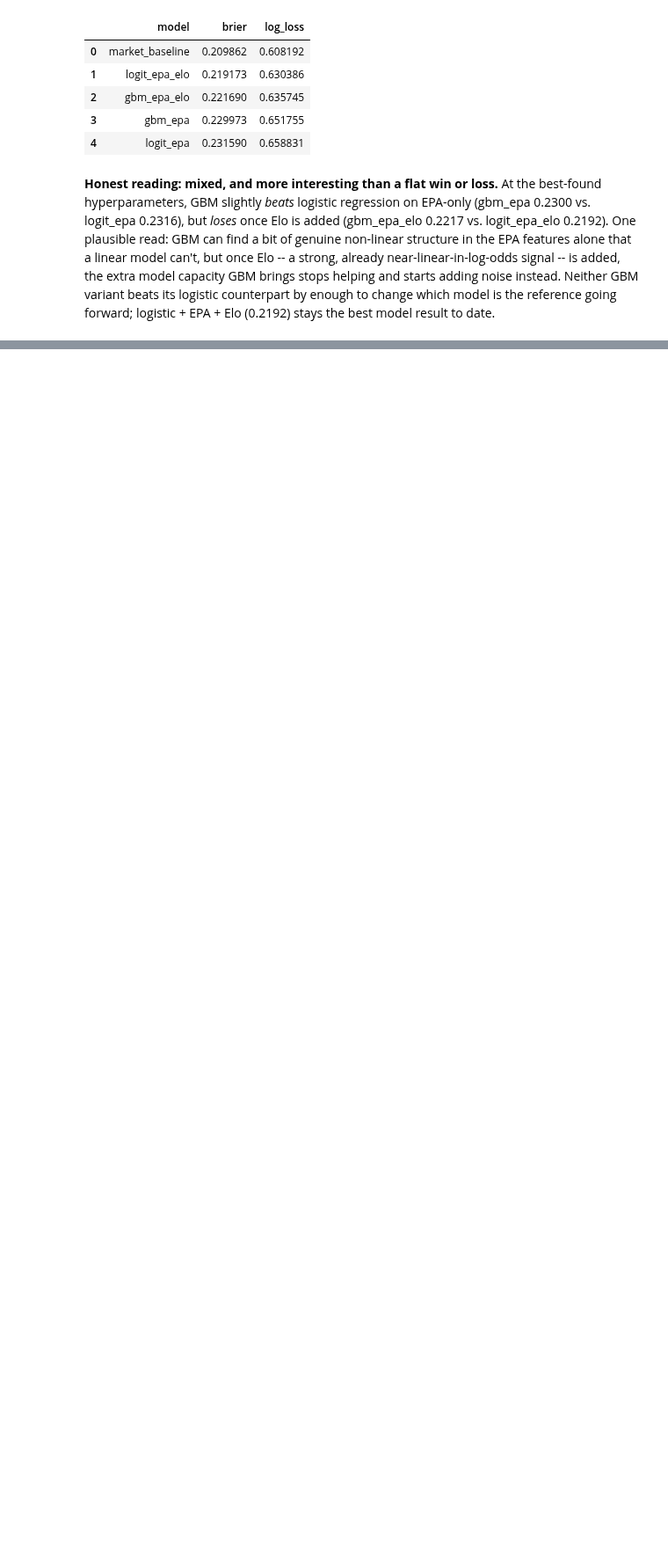
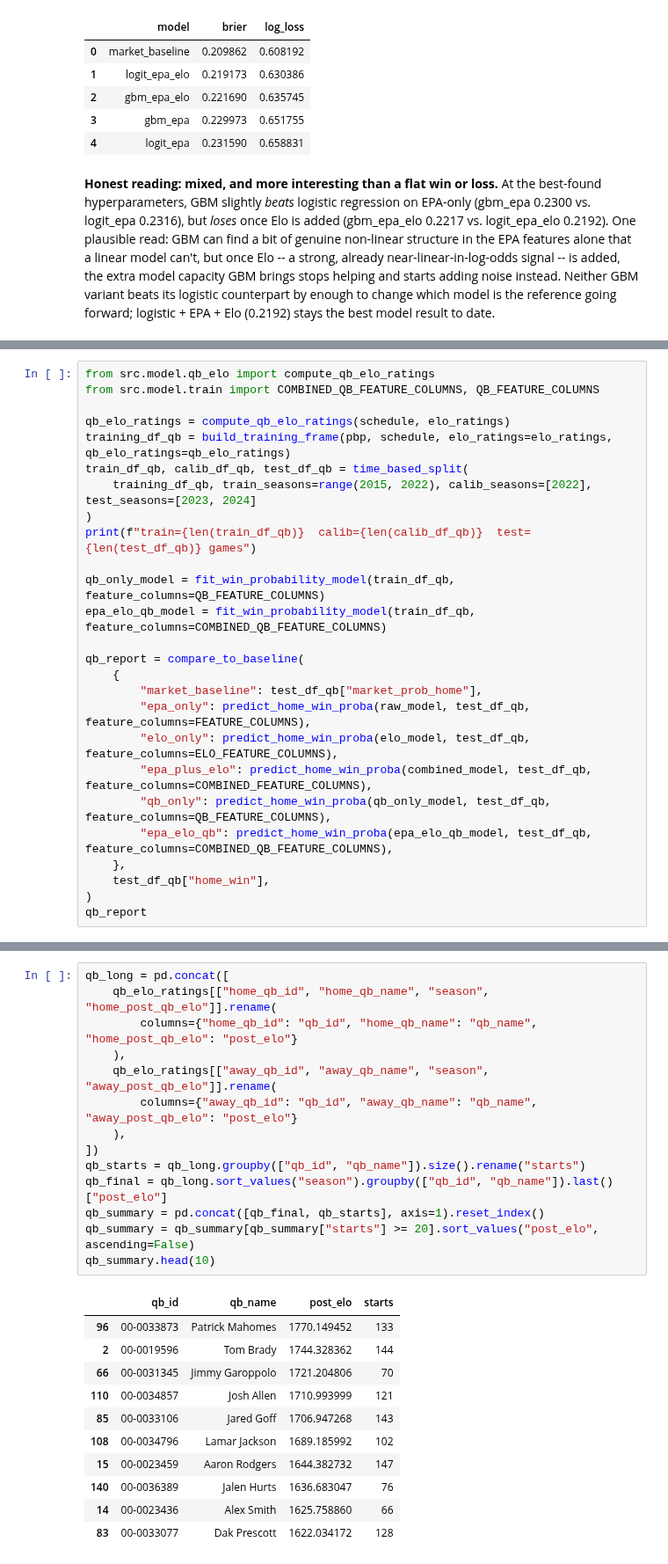
Before and after one commit to rahulr-1006/nfl_2026, a Jupyter notebook: notebooks/model_backtest_results.ipynb, the cells around one changed output, grey strips where cells are left out. Shown at 88% size. Saved outputs shown, nothing was run; the diff lists cells and outputs as text; blank space fills up the shorter version.

```diff
--- a/notebooks/model_backtest_results.ipynb
+++ b/notebooks/model_backtest_results.ipynb
@@ -384,0 +403,26 @@ forward; logistic + EPA + Elo (0.2192) stays the best model result to date.
+# %%
+from src.model.qb_elo import compute_qb_elo_ratings
+from src.model.train import COMBINED_QB_FEATURE_COLUMNS, QB_FEATURE_COLUMNS
+
+qb_elo_ratings = compute_qb_elo_ratings(schedule, elo_ratings)
+training_df_qb = build_training_frame(pbp, schedule, elo_ratings=elo_ratings, qb_elo_ratings=qb_elo_ratings)
+train_df_qb, calib_df_qb, test_df_qb = time_based_split(
+    training_df_qb, train_seasons=range(2015, 2022), calib_seasons=[2022], test_seasons=[2023, 2024]
+)
+print(f"train={len(train_df_qb)}  calib={len(calib_df_qb)}  test={len(test_df_qb)} games")
+
+qb_only_model = fit_win_probability_model(train_df_qb, feature_columns=QB_FEATURE_COLUMNS)
+epa_elo_qb_model = fit_win_probability_model(train_df_qb, feature_columns=COMBINED_QB_FEATURE_COLUMNS)
+
+qb_report = compare_to_baseline(
+    {
+        "market_baseline": test_df_qb["market_prob_home"],
+        "epa_only": predict_home_win_proba(raw_model, test_df_qb, feature_columns=FEATURE_COLUMNS),
+        "elo_only": predict_home_win_proba(elo_model, test_df_qb, feature_columns=ELO_FEATURE_COLUMNS),
+        "epa_plus_elo": predict_home_win_proba(combined_model, test_df_qb, feature_columns=COMBINED_FEATURE_COLUMNS),
+        "qb_only": predict_home_win_proba(qb_only_model, test_df_qb, feature_columns=QB_FEATURE_COLUMNS),
+        "epa_elo_qb": predict_home_win_proba(epa_elo_qb_model, test_df_qb, feature_columns=COMBINED_QB_FEATURE_COLUMNS),
+    },
+    test_df_qb["home_win"],
+)
+qb_report
@@ -384,0 +450,26 @@ forward; logistic + EPA + Elo (0.2192) stays the best model result to date.
+# %%
+qb_long = pd.concat([
+    qb_elo_ratings[["home_qb_id", "home_qb_name", "season", "home_post_qb_elo"]].rename(
+        columns={"home_qb_id": "qb_id", "home_qb_name": "qb_name", "home_post_qb_elo": "post_elo"}
+    ),
+    qb_elo_ratings[["away_qb_id", "away_qb_name", "season", "away_post_qb_elo"]].rename(
+        columns={"away_qb_id": "qb_id", "away_qb_name": "qb_name", "away_post_qb_elo": "post_elo"}
+    ),
+])
+qb_starts = qb_long.groupby(["qb_id", "qb_name"]).size().rename("starts")
+qb_final = qb_long.sort_values("season").groupby(["qb_id", "qb_name"]).last()["post_elo"]
+qb_summary = pd.concat([qb_final, qb_starts], axis=1).reset_index()
+qb_summary = qb_summary[qb_summary["starts"] >= 20].sort_values("post_elo", ascending=False)
+qb_summary.head(10)
+# %% [output]
+|  | qb_id | qb_name | post_elo | starts |
+| 96 | 00-0033873 | Patrick Mahomes | 1770.149452 | 133 |
+| 2 | 00-0019596 | Tom Brady | 1744.328362 | 144 |
+| 66 | 00-0031345 | Jimmy Garoppolo | 1721.204806 | 70 |
+| 110 | 00-0034857 | Josh Allen | 1710.993999 | 121 |
+| 85 | 00-0033106 | Jared Goff | 1706.947268 | 143 |
+| 108 | 00-0034796 | Lamar Jackson | 1689.185992 | 102 |
+| 15 | 00-0023459 | Aaron Rodgers | 1644.382732 | 147 |
+| 140 | 00-0036389 | Jalen Hurts | 1636.683047 | 76 |
+| 14 | 00-0023436 | Alex Smith | 1625.758860 | 66 |
+| 83 | 00-0033077 | Dak Prescott | 1622.034172 | 128 |
```
Also changed, not shown: parts of 4 cells of this notebook, 5 other files.
